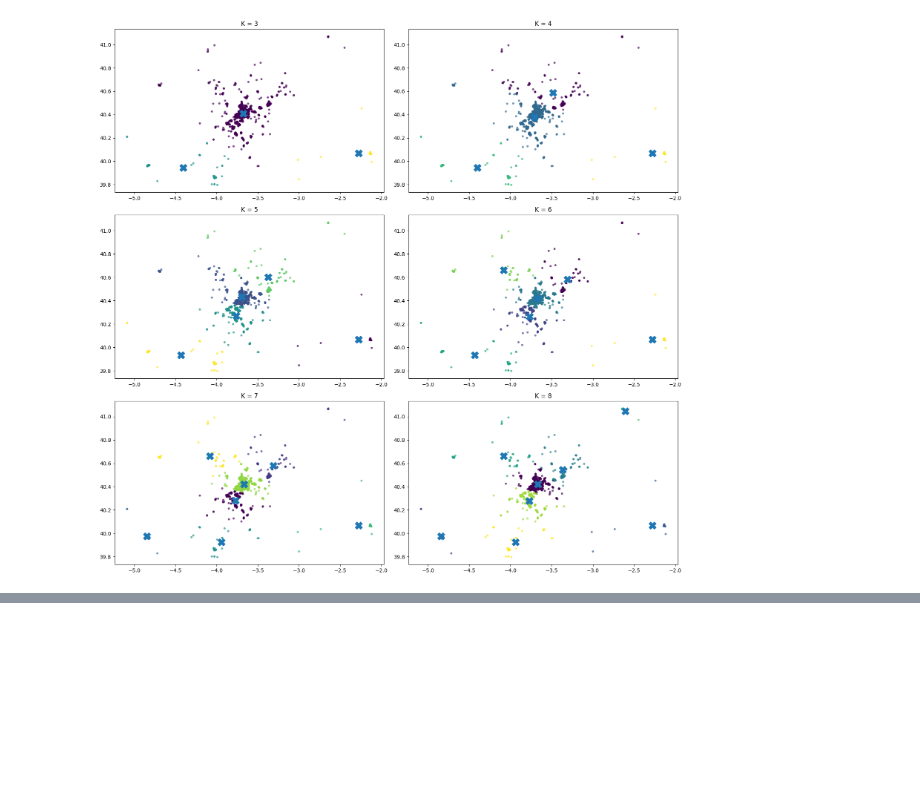
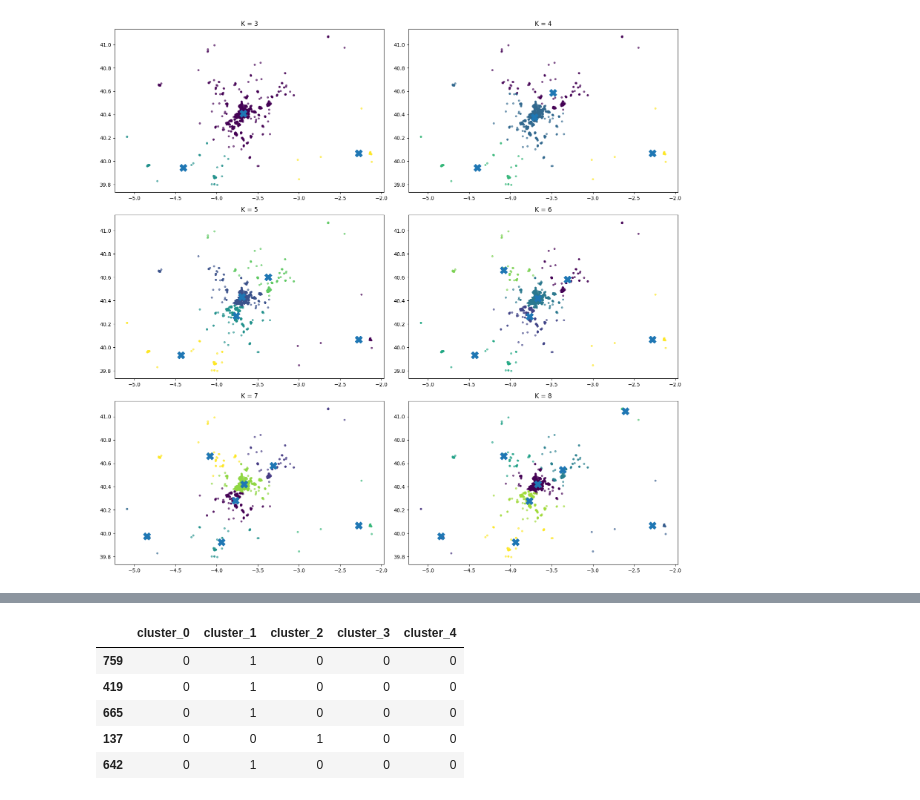
Before and after one commit to mrosm-dev/ML_Prediccion_Precio_Vivienda_Madrid, a Jupyter notebook: src/cajon_basura/notebook_pipeline-MANU.ipynb, the cells around one changed output, grey strips where cells are left out. Cells and saved outputs as stored; diff of their text form; code cells hidden in the pictures; blank space fills up the shorter version.

```diff
--- a/src/cajon_basura/notebook_pipeline-MANU.ipynb
+++ b/src/cajon_basura/notebook_pipeline-MANU.ipynb
@@ -450,2 +452,11 @@ plt.show()
+# %%
+df[["cluster_0", "cluster_1", "cluster_2", "cluster_3", "cluster_4"]].sample(5)
+# %% [output]
+|  | cluster_0 | cluster_1 | cluster_2 | cluster_3 | cluster_4 |
+| 759 | 0 | 1 | 0 | 0 | 0 |
+| 419 | 0 | 1 | 0 | 0 | 0 |
+| 665 | 0 | 1 | 0 | 0 | 0 |
+| 137 | 0 | 0 | 1 | 0 | 0 |
+| 642 | 0 | 1 | 0 | 0 | 0 |
 # %%
 df.to_csv("../data/df_geo_clusters.csv", index=False)
```
Also changed, not shown: parts of 3 cells of this notebook, 1 other file.
